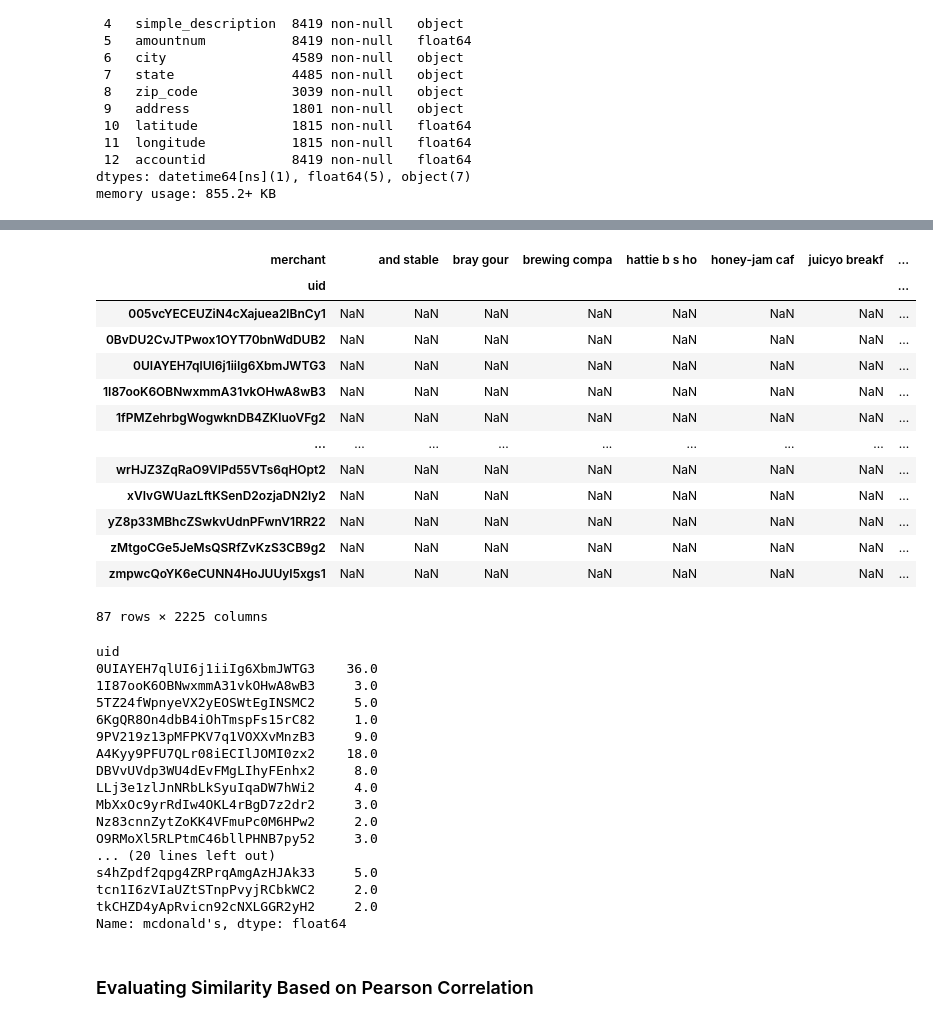
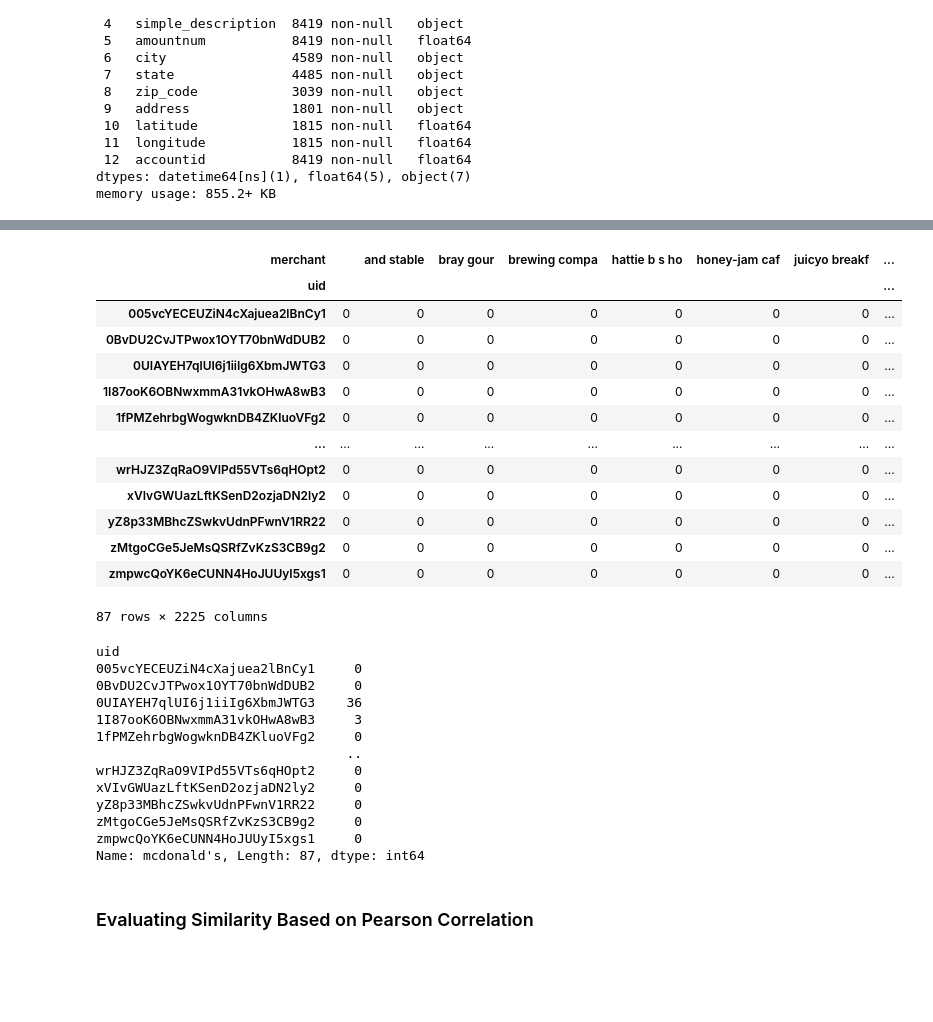
Before and after one commit to fariha23/recommendation_system_creditcard, a Jupyter notebook: notebooks/Recommendation_System_v1.ipynb, the cells around one changed output, grey strips where cells are left out. Drawn from its saved outputs; the diff is of its cells as text; code cells hidden in the pictures; blank space fills up the shorter version.

```diff
--- a/notebooks/Recommendation_System_v1.ipynb
+++ b/notebooks/Recommendation_System_v1.ipynb
@@ -408,18 +411,18 @@ Name: merchant, Length: 2225, dtype: int64
 # %%
-df1_rec_merch_mtx=df1_rec_resturants.pivot_table(index='uid',columns='merchant', values='amountnum', aggfunc='count')
-df1_rec_merch_mtx #sparse matrix of merchants and users
+df1_rec_merch_count_mtx=df1_rec_resturants.pivot_table(index='uid',columns='merchant', values='amountnum', aggfunc='count', fill_value=0)
+df1_rec_merch_count_mtx #sparse matrix of merchants and users. Values are the number of times a user went to a resturant.
 # %% [output]
 | merchant |  | and stable | bray gour | brewing compa | hattie b s ho | honey-jam caf | juicyo breakf | ... |
 | uid |  |  |  |  |  |  |  | ... |
-| 005vcYECEUZiN4cXajuea2lBnCy1 | NaN | NaN | NaN | NaN | NaN | NaN | NaN | ... |
-| 0BvDU2CvJTPwox1OYT70bnWdDUB2 | NaN | NaN | NaN | NaN | NaN | NaN | NaN | ... |
-| 0UIAYEH7qlUI6j1iiIg6XbmJWTG3 | NaN | NaN | NaN | NaN | NaN | NaN | NaN | ... |
-| 1I87ooK6OBNwxmmA31vkOHwA8wB3 | NaN | NaN | NaN | NaN | NaN | NaN | NaN | ... |
-| 1fPMZehrbgWogwknDB4ZKluoVFg2 | NaN | NaN | NaN | NaN | NaN | NaN | NaN | ... |
+| 005vcYECEUZiN4cXajuea2lBnCy1 | 0 | 0 | 0 | 0 | 0 | 0 | 0 | ... |
+| 0BvDU2CvJTPwox1OYT70bnWdDUB2 | 0 | 0 | 0 | 0 | 0 | 0 | 0 | ... |
+| 0UIAYEH7qlUI6j1iiIg6XbmJWTG3 | 0 | 0 | 0 | 0 | 0 | 0 | 0 | ... |
+| 1I87ooK6OBNwxmmA31vkOHwA8wB3 | 0 | 0 | 0 | 0 | 0 | 0 | 0 | ... |
+| 1fPMZehrbgWogwknDB4ZKluoVFg2 | 0 | 0 | 0 | 0 | 0 | 0 | 0 | ... |
 | ... | ... | ... | ... | ... | ... | ... | ... | ... |
-| wrHJZ3ZqRaO9VIPd55VTs6qHOpt2 | NaN | NaN | NaN | NaN | NaN | NaN | NaN | ... |
-| xVIvGWUazLftKSenD2ozjaDN2ly2 | NaN | NaN | NaN | NaN | NaN | NaN | NaN | ... |
-| yZ8p33MBhcZSwkvUdnPFwnV1RR22 | NaN | NaN | NaN | NaN | NaN | NaN | NaN | ... |
-| zMtgoCGe5JeMsQSRfZvKzS3CB9g2 | NaN | NaN | NaN | NaN | NaN | NaN | NaN | ... |
-| zmpwcQoYK6eCUNN4HoJUUyI5xgs1 | NaN | NaN | NaN | NaN | NaN | NaN | NaN | ... |
+| wrHJZ3ZqRaO9VIPd55VTs6qHOpt2 | 0 | 0 | 0 | 0 | 0 | 0 | 0 | ... |
+| xVIvGWUazLftKSenD2ozjaDN2ly2 | 0 | 0 | 0 | 0 | 0 | 0 | 0 | ... |
+| yZ8p33MBhcZSwkvUdnPFwnV1RR22 | 0 | 0 | 0 | 0 | 0 | 0 | 0 | ... |
+| zMtgoCGe5JeMsQSRfZvKzS3CB9g2 | 0 | 0 | 0 | 0 | 0 | 0 | 0 | ... |
+| zmpwcQoYK6eCUNN4HoJUUyI5xgs1 | 0 | 0 | 0 | 0 | 0 | 0 | 0 | ... |
 87 rows × 2225 columns
@@ -432,24 +435,21 @@ resturant_user_visited="mcdonald's"
 # %%
-Resturant_popularity=df1_rec_merch_mtx[resturant_user_visited] #How many times each user visited the "resturant_user_visited"
-Resturant_popularity[Resturant_popularity>=0] #Get only the rows of user who actually visited the "resturant_user_visited"
+resturant_popularity_count=df1_rec_merch_count_mtx[resturant_user_visited]#How many times each user visited the "resturant_user_visited"
+
+#resturant_popularity_count[resturant_popularity_count>0] #Get only the rows of user who actually visited the "resturant_user_visited"
 # %% [output]
 uid
-0UIAYEH7qlUI6j1iiIg6XbmJWTG3    36.0
-1I87ooK6OBNwxmmA31vkOHwA8wB3     3.0
-5TZ24fWpnyeVX2yEOSWtEgINSMC2     5.0
-6KgQR8On4dbB4iOhTmspFs15rC82     1.0
-9PV219z13pMFPKV7q1VOXXvMnzB3     9.0
-A4Kyy9PFU7QLr08iECIlJOMI0zx2    18.0
-DBVvUVdp3WU4dEvFMgLIhyFEnhx2     8.0
-LLj3e1zlJnNRbLkSyuIqaDW7hWi2     4.0
-MbXxOc9yrRdIw4OKL4rBgD7z2dr2     3.0
-Nz83cnnZytZoKK4VFmuPc0M6HPw2     2.0
-O9RMoXl5RLPtmC46bllPHNB7py52     3.0
-... (20 lines left out)
-s4hZpdf2qpg4ZRPrqAmgAzHJAk33     5.0
-tcn1I6zVIaUZtSTnpPvyjRCbkWC2     2.0
-tkCHZD4yApRvicn92cNXLGGR2yH2     2.0
-Name: mcdonald's, dtype: float64
+005vcYECEUZiN4cXajuea2lBnCy1     0
+0BvDU2CvJTPwox1OYT70bnWdDUB2     0
+0UIAYEH7qlUI6j1iiIg6XbmJWTG3    36
+1I87ooK6OBNwxmmA31vkOHwA8wB3     3
+1fPMZehrbgWogwknDB4ZKluoVFg2     0
+                                ..
+wrHJZ3ZqRaO9VIPd55VTs6qHOpt2     0
+xVIvGWUazLftKSenD2ozjaDN2ly2     0
+yZ8p33MBhcZSwkvUdnPFwnV1RR22     0
+zMtgoCGe5JeMsQSRfZvKzS3CB9g2     0
+zmpwcQoYK6eCUNN4HoJUUyI5xgs1     0
+Name: mcdonald's, Length: 87, dtype: int64
 # %% [markdown]
 ### Evaluating Similarity Based on Pearson Correlation
 # %%
```
Also changed, not shown: parts of 24 cells of this notebook.
